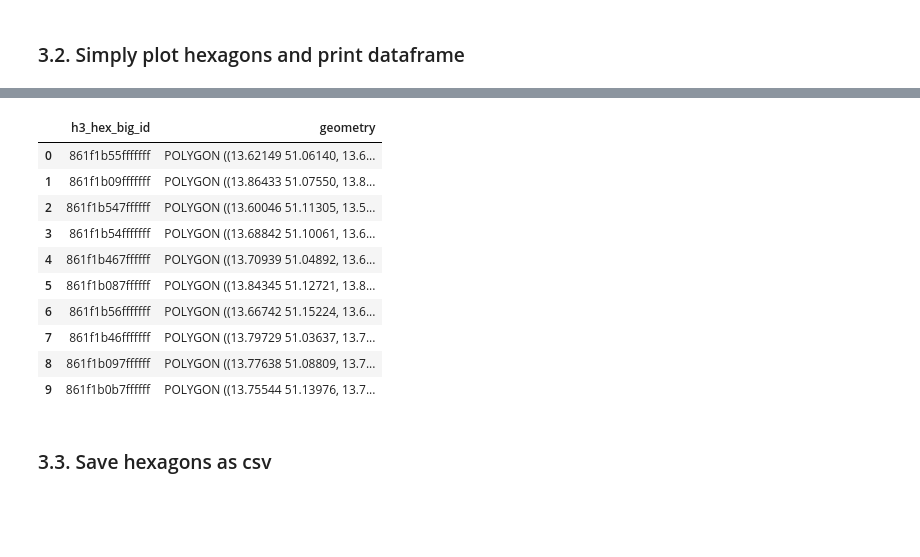
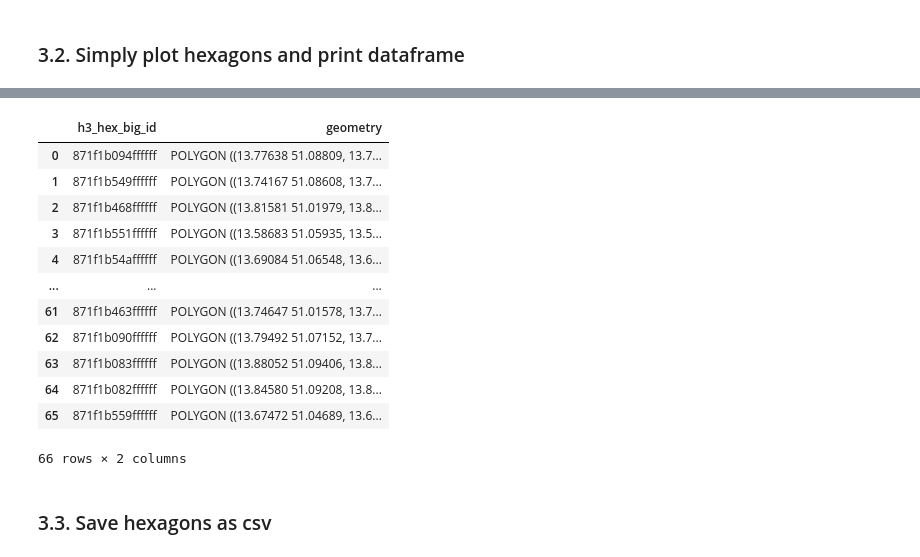
Before and after one commit to mulko93/AAA_Jupyter_Explorers, a Jupyter notebook: notebooks/02_CreateHexagons_MAC_ONLY.ipynb, the cells around one changed output, grey strips where cells are left out. Saved outputs shown, nothing was run; the diff lists cells and outputs as text; code cells hidden in the pictures; blank space fills up the shorter version.

```diff
--- a/notebooks/02_CreateHexagons_MAC_ONLY.ipynb
+++ b/notebooks/02_CreateHexagons_MAC_ONLY.ipynb
@@ -146,17 +146,19 @@ df_hexagons_big.plot()
-# %%
-df_hexagons_big
-# %% [output]
-|  | h3_hex_big_id | geometry |
-| 0 | 861f1b55fffffff | POLYGON ((13.62149 51.06140, 13.6... |
-| 1 | 861f1b09fffffff | POLYGON ((13.86433 51.07550, 13.8... |
-| 2 | 861f1b547ffffff | POLYGON ((13.60046 51.11305, 13.5... |
-| 3 | 861f1b54fffffff | POLYGON ((13.68842 51.10061, 13.6... |
-| 4 | 861f1b467ffffff | POLYGON ((13.70939 51.04892, 13.6... |
-| 5 | 861f1b087ffffff | POLYGON ((13.84345 51.12721, 13.8... |
-| 6 | 861f1b56fffffff | POLYGON ((13.66742 51.15224, 13.6... |
-| 7 | 861f1b46fffffff | POLYGON ((13.79729 51.03637, 13.7... |
-| 8 | 861f1b097ffffff | POLYGON ((13.77638 51.08809, 13.7... |
-| 9 | 861f1b0b7ffffff | POLYGON ((13.75544 51.13976, 13.7... |
+# %%
+gdf_hexagons_big
+# %% [output]
+|  | h3_hex_big_id | geometry |
+| 0 | 871f1b094ffffff | POLYGON ((13.77638 51.08809, 13.7... |
+| 1 | 871f1b549ffffff | POLYGON ((13.74167 51.08608, 13.7... |
+| 2 | 871f1b468ffffff | POLYGON ((13.81581 51.01979, 13.8... |
+| 3 | 871f1b551ffffff | POLYGON ((13.58683 51.05935, 13.5... |
+| 4 | 871f1b54affffff | POLYGON ((13.69084 51.06548, 13.6... |
+| ... | ... | ... |
+| 61 | 871f1b463ffffff | POLYGON ((13.74647 51.01578, 13.7... |
+| 62 | 871f1b090ffffff | POLYGON ((13.79492 51.07152, 13.7... |
+| 63 | 871f1b083ffffff | POLYGON ((13.88052 51.09406, 13.8... |
+| 64 | 871f1b082ffffff | POLYGON ((13.84580 51.09208, 13.8... |
+| 65 | 871f1b559ffffff | POLYGON ((13.67472 51.04689, 13.6... |
+66 rows × 2 columns
 # %% [markdown]
 ### 3.3. Save hexagons as csv
 # %%
```
Also changed, not shown: parts of 11 cells of this notebook, 4 other files.
